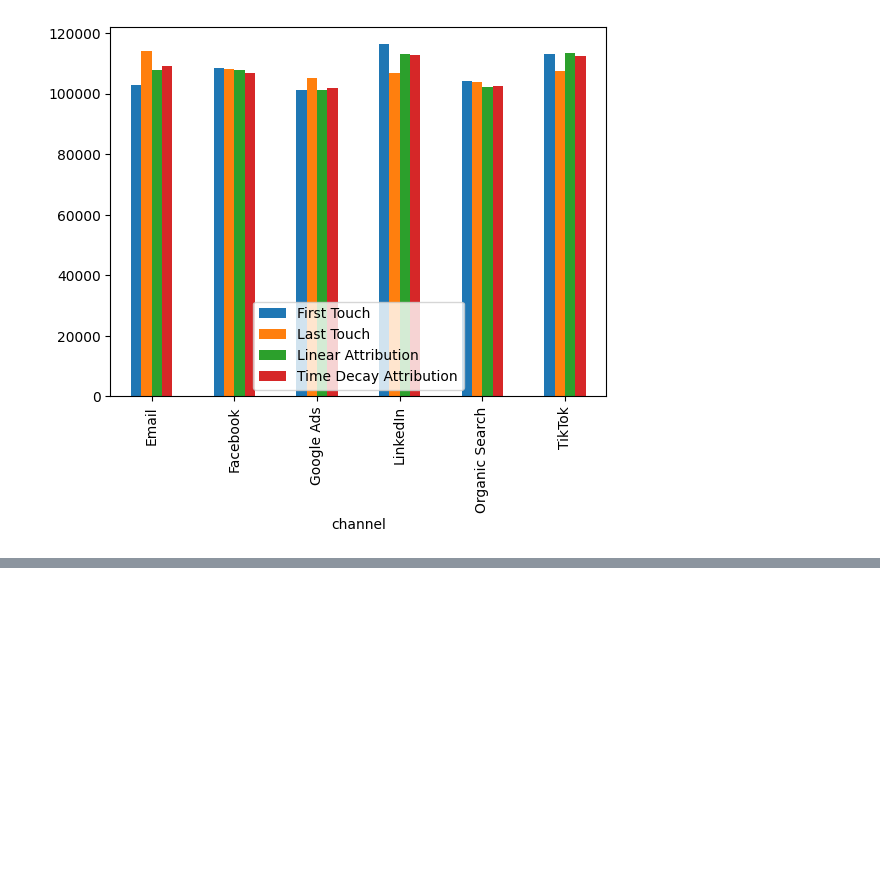
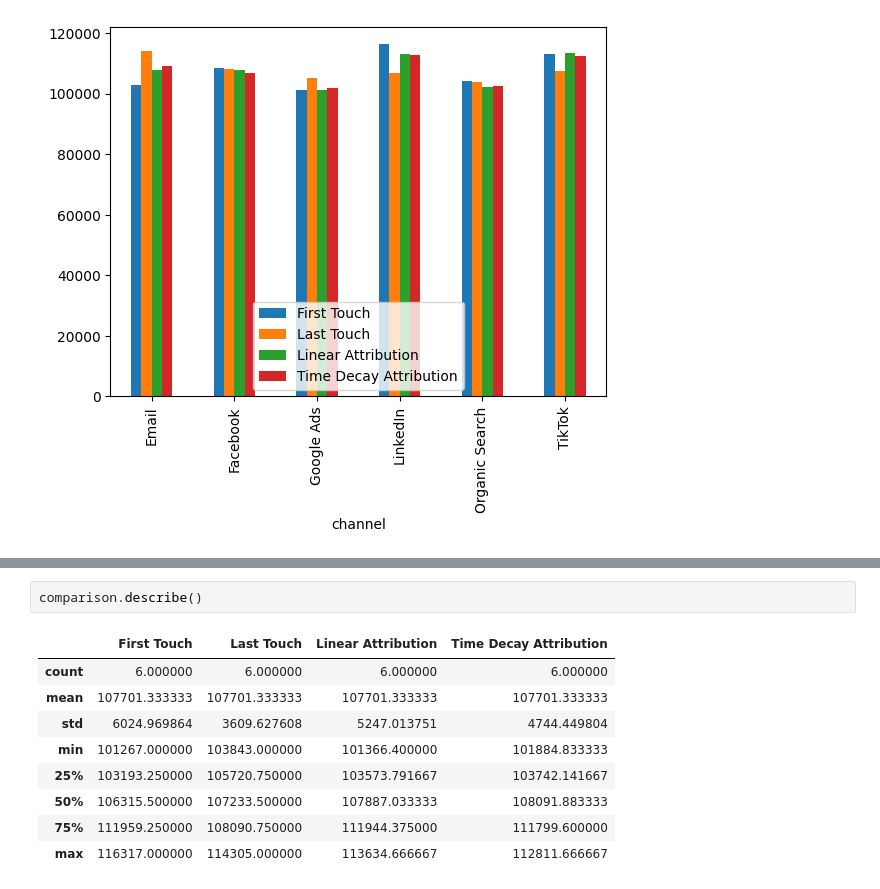
Before and after one commit to snehaone1/multi-touch-marketing-attribution, a Jupyter notebook: notebooks/eda.ipynb, the cells around one changed output, grey strips where cells are left out. Drawn from its saved outputs; the diff is of its cells as text; blank space fills up the shorter version.

```diff
--- a/notebooks/eda.ipynb
+++ b/notebooks/eda.ipynb
@@ -1336,0 +1793,12 @@ plt.show()
+# %%
+comparison.describe()
+# %% [output]
+|  | First Touch | Last Touch | Linear Attribution | Time Decay Attribution |
+| count | 6.000000 | 6.000000 | 6.000000 | 6.000000 |
+| mean | 107701.333333 | 107701.333333 | 107701.333333 | 107701.333333 |
+| std | 6024.969864 | 3609.627608 | 5247.013751 | 4744.449804 |
+| min | 101267.000000 | 103843.000000 | 101366.400000 | 101884.833333 |
+| 25% | 103193.250000 | 105720.750000 | 103573.791667 | 103742.141667 |
+| 50% | 106315.500000 | 107233.500000 | 107887.033333 | 108091.883333 |
+| 75% | 111959.250000 | 108090.750000 | 111944.375000 | 111799.600000 |
+| max | 116317.000000 | 114305.000000 | 113634.666667 | 112811.666667 |
```
Also changed, not shown: parts of 86 cells of this notebook.
